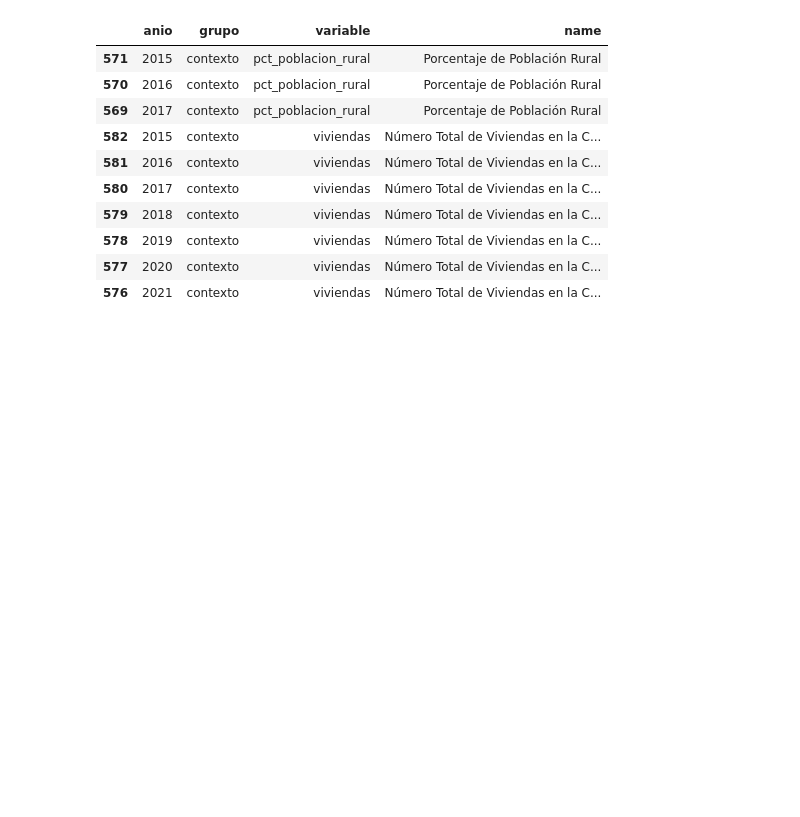
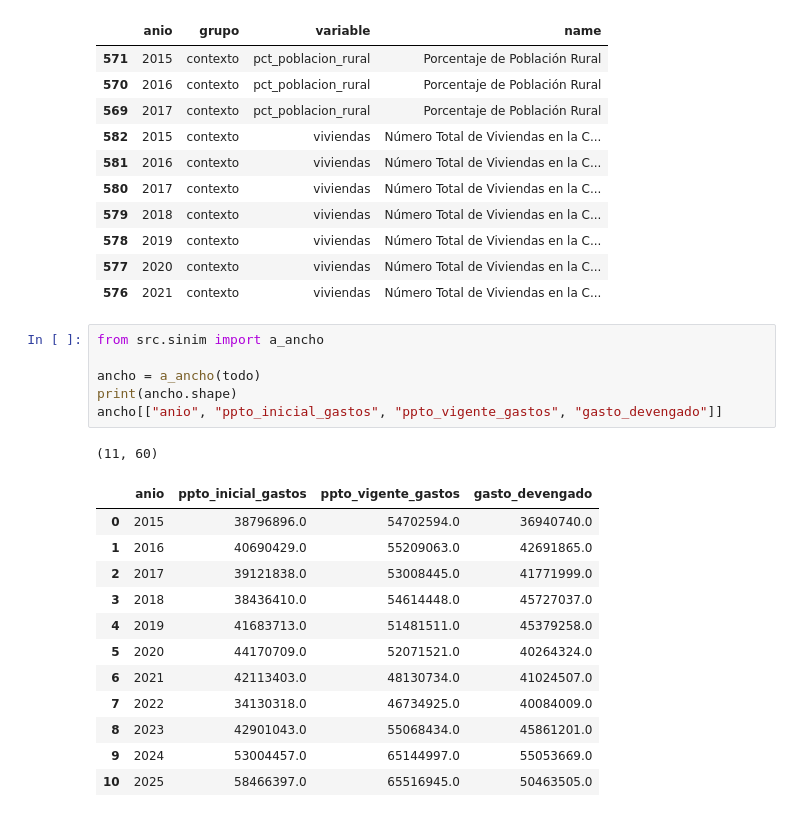
Before and after one commit to ianMLC/Gasto-munis, a Jupyter notebook: test01.ipynb, the cells around one changed output. Saved outputs shown, nothing was run; the diff lists cells and outputs as text; blank space fills up the shorter version.

```diff
--- a/test01.ipynb
+++ b/test01.ipynb
@@ -255,3 +255,23 @@ vacios[["anio", "grupo", "variable", "name"]].sort_values(["variable", "anio"])
 | 578 | 2019 | contexto | viviendas | Número Total de Viviendas en la C... |
 | 577 | 2020 | contexto | viviendas | Número Total de Viviendas en la C... |
 | 576 | 2021 | contexto | viviendas | Número Total de Viviendas en la C... |
+# %%
+from src.sinim import a_ancho
+
+ancho = a_ancho(todo)
+print(ancho.shape)
+ancho[["anio", "ppto_inicial_gastos", "ppto_vigente_gastos", "gasto_devengado"]]
+# %% [output]
+(11, 60)
+|  | anio | ppto_inicial_gastos | ppto_vigente_gastos | gasto_devengado |
+| 0 | 2015 | 38796896.0 | 54702594.0 | 36940740.0 |
+| 1 | 2016 | 40690429.0 | 55209063.0 | 42691865.0 |
+| 2 | 2017 | 39121838.0 | 53008445.0 | 41771999.0 |
+| 3 | 2018 | 38436410.0 | 54614448.0 | 45727037.0 |
+| 4 | 2019 | 41683713.0 | 51481511.0 | 45379258.0 |
+| 5 | 2020 | 44170709.0 | 52071521.0 | 40264324.0 |
+| 6 | 2021 | 42113403.0 | 48130734.0 | 41024507.0 |
+| 7 | 2022 | 34130318.0 | 46734925.0 | 40084009.0 |
+| 8 | 2023 | 42901043.0 | 55068434.0 | 45861201.0 |
+| 9 | 2024 | 53004457.0 | 65144997.0 | 55053669.0 |
+| 10 | 2025 | 58466397.0 | 65516945.0 | 50463505.0 |
```
Also changed, not shown: 5 other files.
